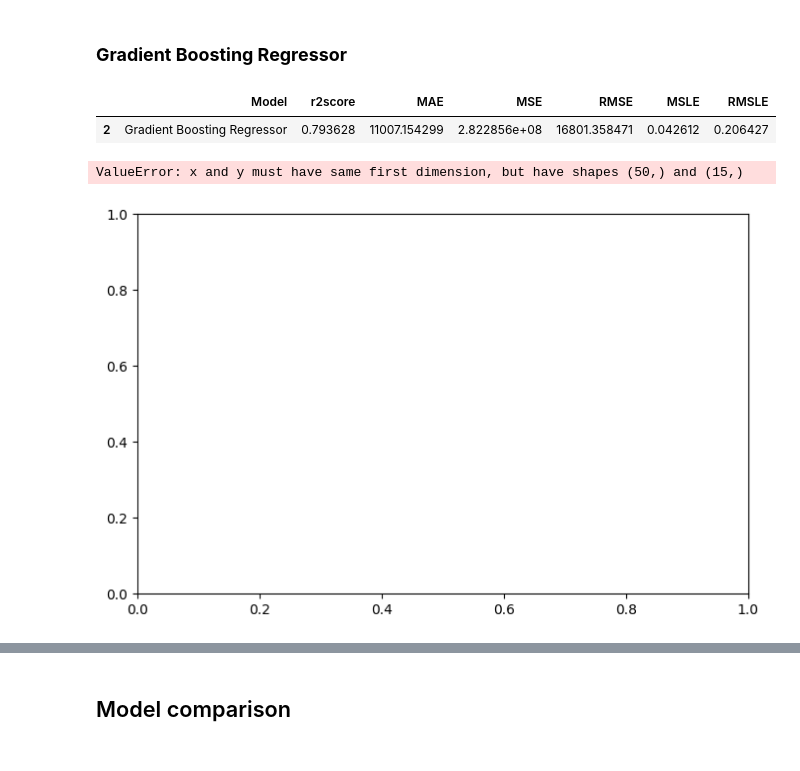
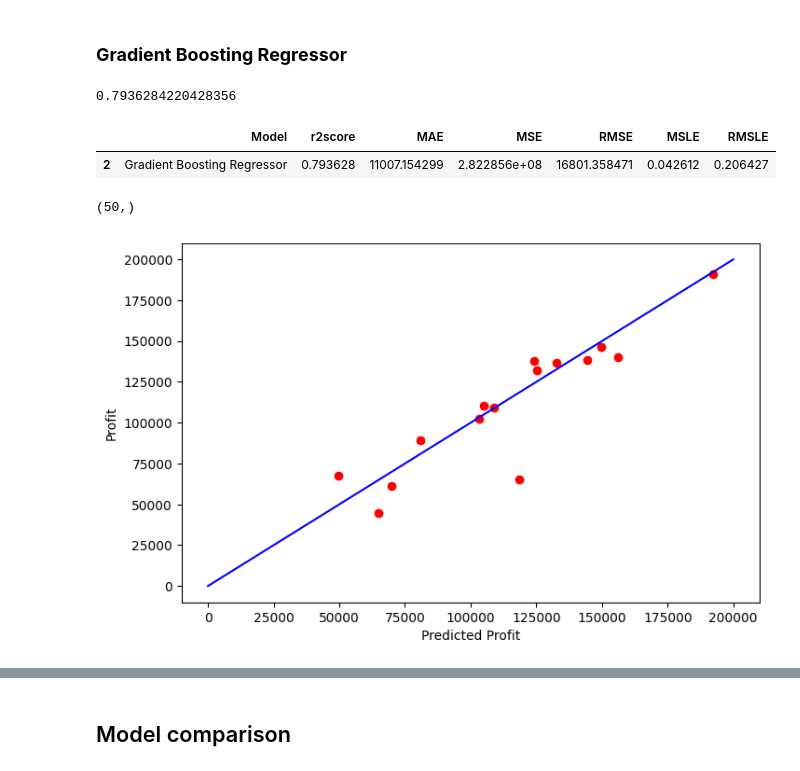
Before and after one commit to Artemjzhukov/ML_Projects_Courses, a Jupyter notebook: ML-101/50 startups (Regression)/50 startips Regression (and GB).ipynb, the cells around one changed output, grey strips where cells are left out. Drawn from its saved outputs; the diff is of its cells as text; code cells hidden in the pictures.

```diff
--- a/ML-101/50 startups (Regression)/50 startips Regression (and GB).ipynb
+++ b/ML-101/50 startups (Regression)/50 startips Regression (and GB).ipynb
@@ -496,6 +500,9 @@ GB_pred = GB.predict(test_scaled)
 
 # Model R2 score
 GBscore =GB.score(test_scaled, y_test)
+GBscore
+# %% [output]
+0.7936284220428356
 # %%
 # Model Metrics
 GBMetrics = pd.DataFrame({'Model': 'Gradient Boosting Regressor',
@@ -511,18 +518,21 @@ GBMetrics
 # %% [output]
 |  | Model | r2score | MAE | MSE | RMSE | MSLE | RMSLE |
 | 2 | Gradient Boosting Regressor | 0.793628 | 11007.154299 | 2.822856e+08 | 16801.358471 | 0.042612 | 0.206427 |
+# %%
+y.shape
+# %% [output]
+(50,)
 # %%
 # visualisation of Test dataset predictions
 
 # Plot outputs
 plt.figure(figsize=(8,5))
-pl.plot(y, GB_pred,'ro')
+pl.plot(y_test, GB_pred,'ro')
 pl.plot([0,200000],[0,200000], 'b-')
 pl.xlabel('Predicted Profit')
 pl.ylabel('Profit')
 pl.show()
 # %% [output]
-ValueError: x and y must have same first dimension, but have shapes (50,) and (15,)
-[figure, old version]
+[figure, new version]
 # %%
 # Test final predictions
```
Also changed, not shown: parts of 25 cells of this notebook, 10 other files.
